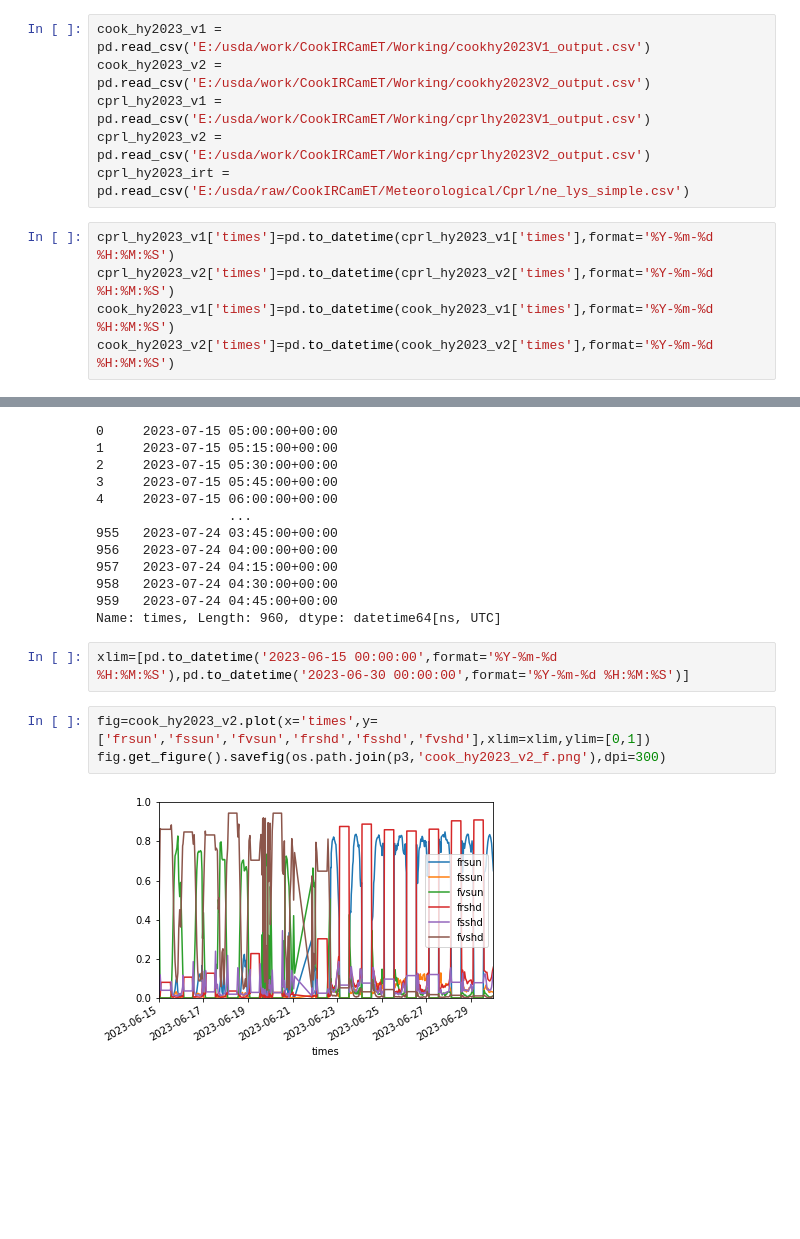
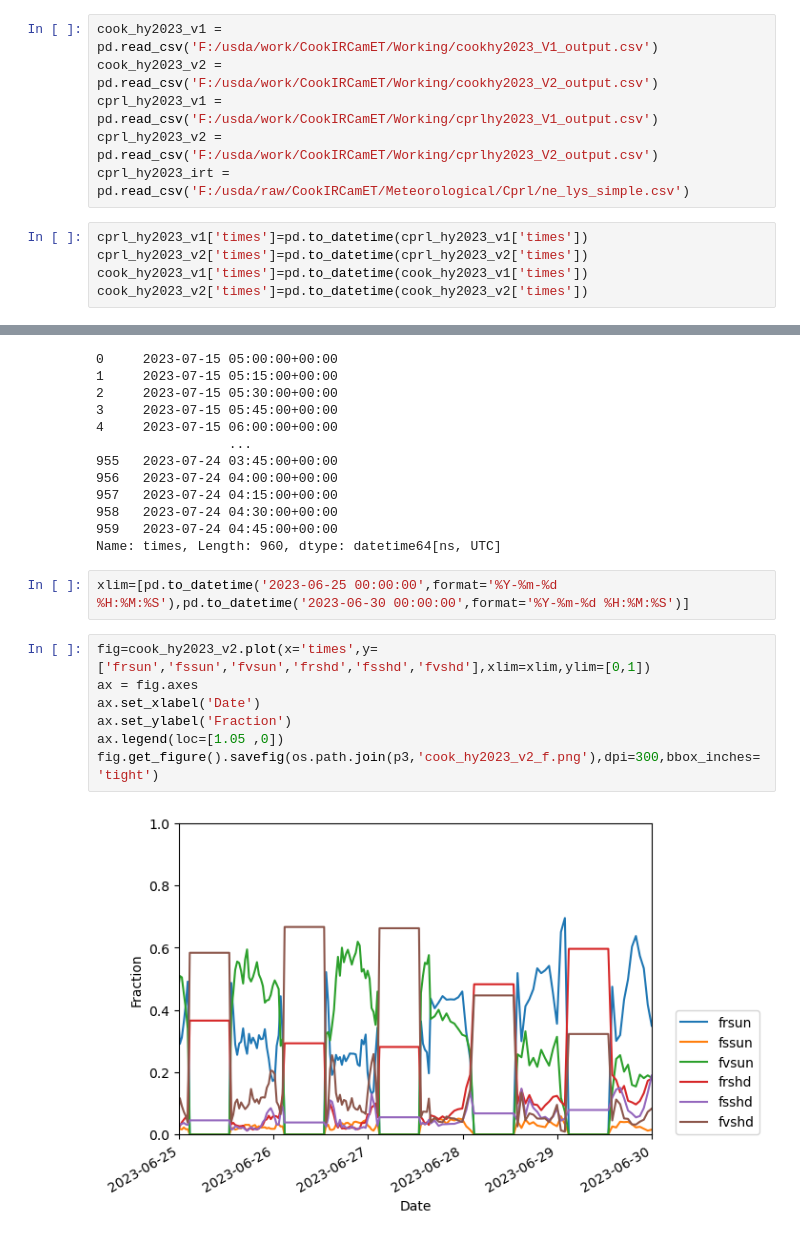
Before and after one commit to cafltar/CookIRCamET, a Jupyter notebook: label_imgs_paper.ipynb, the cells around one changed output, grey strips where cells are left out. Cells and saved outputs as stored; diff of their text form; blank space fills up the shorter version.

```diff
--- a/label_imgs_paper.ipynb
+++ b/label_imgs_paper.ipynb
@@ -373,14 +376,14 @@ for di, start_dates, stop_dates in zip([p0,p00],[start_dates_cook,start_dates_cp
 # %%
-cook_hy2023_v1 = pd.read_csv('E:/usda/work/CookIRCamET/Working/cookhy2023V1_output.csv')
-cook_hy2023_v2 = pd.read_csv('E:/usda/work/CookIRCamET/Working/cookhy2023V2_output.csv')
-cprl_hy2023_v1 = pd.read_csv('E:/usda/work/CookIRCamET/Working/cprlhy2023V1_output.csv')
-cprl_hy2023_v2 = pd.read_csv('E:/usda/work/CookIRCamET/Working/cprlhy2023V2_output.csv')
-cprl_hy2023_irt = pd.read_csv('E:/usda/raw/CookIRCamET/Meteorological/Cprl/ne_lys_simple.csv')
+cook_hy2023_v1 = pd.read_csv('F:/usda/work/CookIRCamET/Working/cookhy2023_V1_output.csv')
+cook_hy2023_v2 = pd.read_csv('F:/usda/work/CookIRCamET/Working/cookhy2023_V2_output.csv')
+cprl_hy2023_v1 = pd.read_csv('F:/usda/work/CookIRCamET/Working/cprlhy2023_V1_output.csv')
+cprl_hy2023_v2 = pd.read_csv('F:/usda/work/CookIRCamET/Working/cprlhy2023_V2_output.csv')
+cprl_hy2023_irt = pd.read_csv('F:/usda/raw/CookIRCamET/Meteorological/Cprl/ne_lys_simple.csv')
 # %%
-cprl_hy2023_v1['times']=pd.to_datetime(cprl_hy2023_v1['times'],format='%Y-%m-%d %H:%M:%S')
-cprl_hy2023_v2['times']=pd.to_datetime(cprl_hy2023_v2['times'],format='%Y-%m-%d %H:%M:%S')
-cook_hy2023_v1['times']=pd.to_datetime(cook_hy2023_v1['times'],format='%Y-%m-%d %H:%M:%S')
-cook_hy2023_v2['times']=pd.to_datetime(cook_hy2023_v2['times'],format='%Y-%m-%d %H:%M:%S')
+cprl_hy2023_v1['times']=pd.to_datetime(cprl_hy2023_v1['times'])
+cprl_hy2023_v2['times']=pd.to_datetime(cprl_hy2023_v2['times'])
+cook_hy2023_v1['times']=pd.to_datetime(cook_hy2023_v1['times'])
+cook_hy2023_v2['times']=pd.to_datetime(cook_hy2023_v2['times'])
 # %%
 cprl_hy2023_irt['times'] = cprl_hy2023_irt.apply(lambda p: pytz.utc.localize(datetime.strptime(p.Date+' '+str((p.Hour+5)%24)+':'+str(p.Minute),'%m/%d/%Y %H:%M')),axis=1)
 # %%
@@ -440,10 +443,14 @@ cprl_hy2023_irt.times
 959   2023-07-24 04:45:00+00:00
 Name: times, Length: 960, dtype: datetime64[ns, UTC]
 # %%
-xlim=[pd.to_datetime('2023-06-15 00:00:00',format='%Y-%m-%d %H:%M:%S'),pd.to_datetime('2023-06-30 00:00:00',format='%Y-%m-%d %H:%M:%S')]
+xlim=[pd.to_datetime('2023-06-25 00:00:00',format='%Y-%m-%d %H:%M:%S'),pd.to_datetime('2023-06-30 00:00:00',format='%Y-%m-%d %H:%M:%S')]
 # %%
 fig=cook_hy2023_v2.plot(x='times',y=['frsun','fssun','fvsun','frshd','fsshd','fvshd'],xlim=xlim,ylim=[0,1])
-fig.get_figure().savefig(os.path.join(p3,'cook_hy2023_v2_f.png'),dpi=300)
+ax = fig.axes
+ax.set_xlabel('Date')
+ax.set_ylabel('Fraction')
+ax.legend(loc=[1.05 ,0])
+fig.get_figure().savefig(os.path.join(p3,'cook_hy2023_v2_f.png'),dpi=300,bbox_inches='tight')
 # %% [output]
-[figure, old version]
+[figure, new version]
 # %%
```
Also changed, not shown: parts of 25 cells of this notebook, 34 other files.
